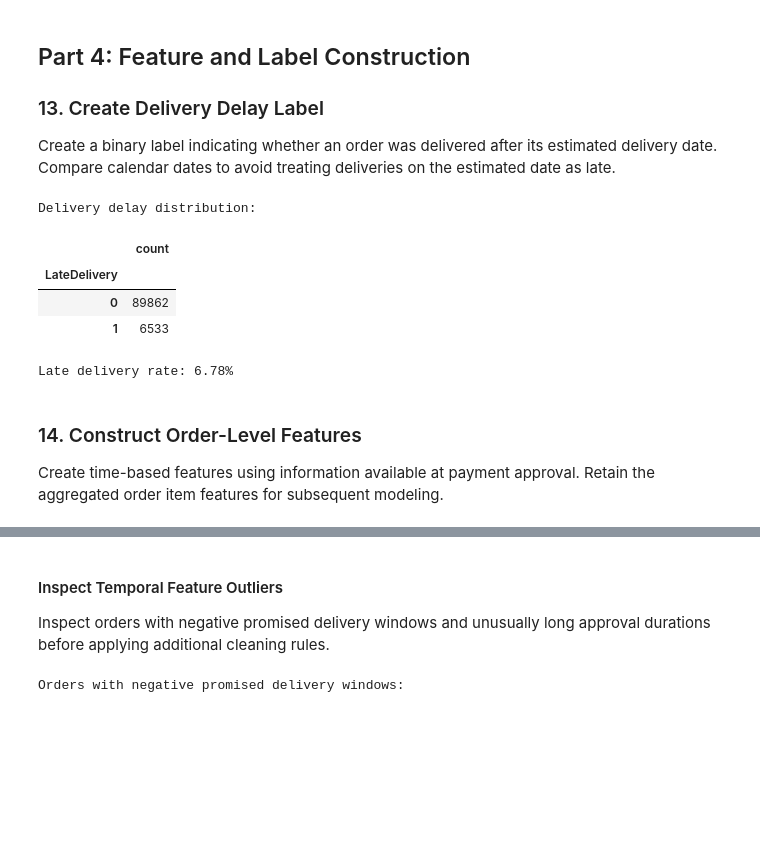
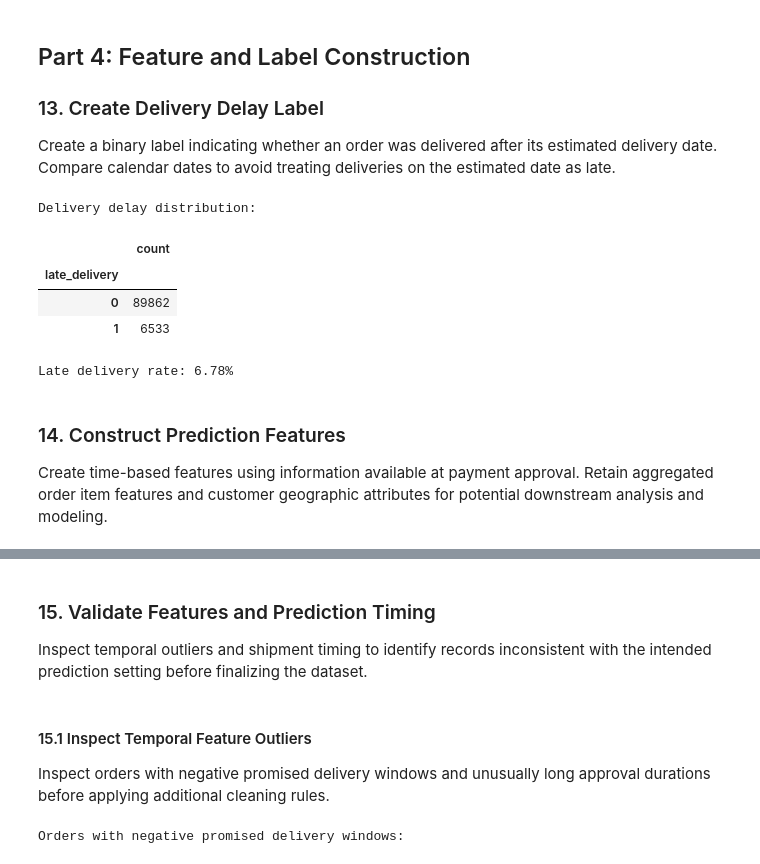
Before and after one commit to ZGXJason/CIS5450_FINAL_PROJECT, a Jupyter notebook: notebooks/01_data_cleaning.ipynb, the cells around one changed output, grey strips where cells are left out. Saved outputs shown, nothing was run; the diff lists cells and outputs as text; code cells hidden in the pictures; blank space fills up the shorter version.

```diff
--- a/notebooks/01_data_cleaning.ipynb
+++ b/notebooks/01_data_cleaning.ipynb
@@ -383,6 +467,9 @@ print("Orders after merge:", len(orders_merged))
 print("\nMerge results:")
 display(orders_merged['_merge'].value_counts().to_frame('count'))
 
+# Remove temporary merge indicator
+orders_merged = orders_merged.drop(columns=['_merge'])
+
 print("\nMerged dataset preview:")
 display(orders_merged.head())
 # %% [output]
@@ -405,3 +496,33 @@ Merged dataset preview:
 # %%
-# Remove the temporary merge indicator
+customer_cols = [
+    'customer_id',
+    'customer_zip_code_prefix',
+    'customer_city',
+    'customer_state'
+]
+
+orders_merged = orders_merged.merge(
+    customers[customer_cols],
+    on='customer_id',
+    how='left',
+    validate='one_to_one',
+    indicator=True
+)
+
+print("Orders after customer merge:", len(orders_merged))
+
+print("\nCustomer merge results:")
+display(orders_merged['_merge'].value_counts().to_frame('count'))
+
+print("\nMissing customer geographic values:")
+display(
+    orders_merged[
+        ['customer_zip_code_prefix', 'customer_city', 'customer_state']
+    ].isna().sum().to_frame('missing_count')
+)
+
+# Remove temporary merge indicator
 orders_merged = orders_merged.drop(columns=['_merge'])
+
+print("\nMerged dataset preview:")
+display(orders_merged.head())
@@ -412,27 +554,28 @@ orders_merged = orders_merged.drop(columns=['_merge'])
 
 Create a binary label indicating whether an order was delivered after its estimated delivery date. Compare calendar dates to avoid treating deliveries on the estimated date as late.
 # %%
-orders_merged['LateDelivery'] = (
+orders_merged['late_delivery'] = (
     orders_merged['order_delivered_customer_date'].dt.normalize() >
     orders_merged['order_estimated_delivery_date'].dt.normalize()
 ).astype(int)
 
 print("Delivery delay distribution:")
-display(orders_merged['LateDelivery'].value_counts().to_frame('count'))
+display(orders_merged['late_delivery'].value_counts().to_frame('count'))
 
 print("\nLate delivery rate:",
-      f"{orders_merged['LateDelivery'].mean():.2%}")
+      f"{orders_merged['late_delivery'].mean():.2%}")
 # %% [output]
 Delivery delay distribution:
 |  | count |
-| LateDelivery |  |
+| late_delivery |  |
 | 0 | 89862 |
 | 1 | 6533 |
 Late delivery rate: 6.78%
 # %% [markdown]
-### 14. Construct Order-Level Features
+### 14. Construct Prediction Features
 
-Create time-based features using information available at payment approval. Retain the aggregated order item features for subsequent modeling.
+
+Create time-based features using information available at payment approval. Retain aggregated order item features and customer geographic attributes for potential downstream analysis and modeling.
 # %%
 # Purchase timing
 orders_merged['purchase_month'] = orders_merged['order_purchase_timestamp'].dt.month
@@ -494,8 +637,12 @@ Missing values:
 | total_freight | 0 |
 | seller_count | 0 |
 Negative promised delivery windows: 1
+# %% [markdown]
+### 15. Validate Features and Prediction Timing
+
+Inspect temporal outliers and shipment timing to identify records inconsistent with the intended prediction setting before finalizing the dataset.
 # %% [markdown]
-#### Inspect Temporal Feature Outliers
+#### 15.1 Inspect Temporal Feature Outliers
 
 Inspect orders with negative promised delivery windows and unusually long approval durations before applying additional cleaning rules.
 # %%
```
Also changed, not shown: parts of 31 cells of this notebook, 2 other files.
